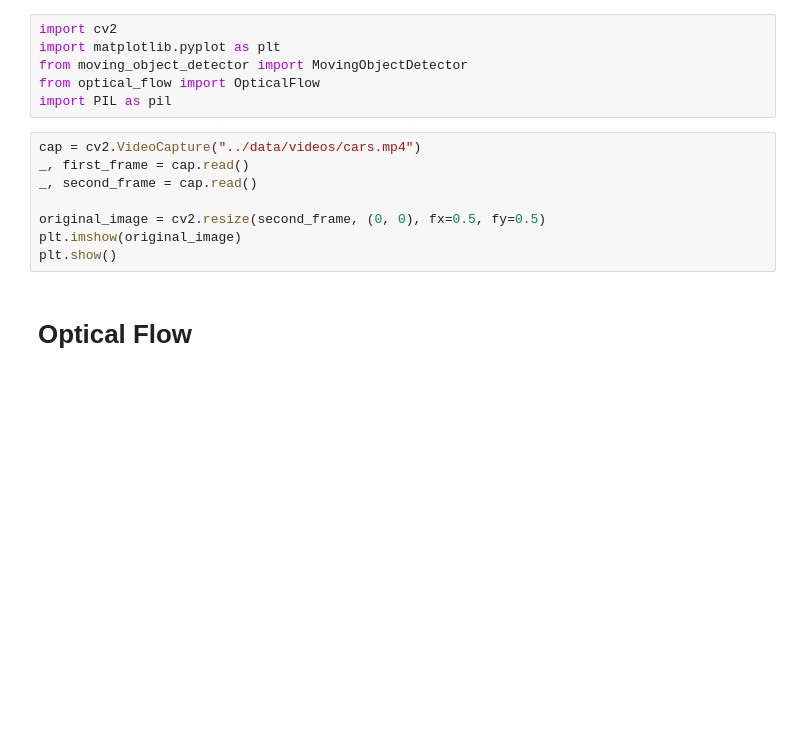
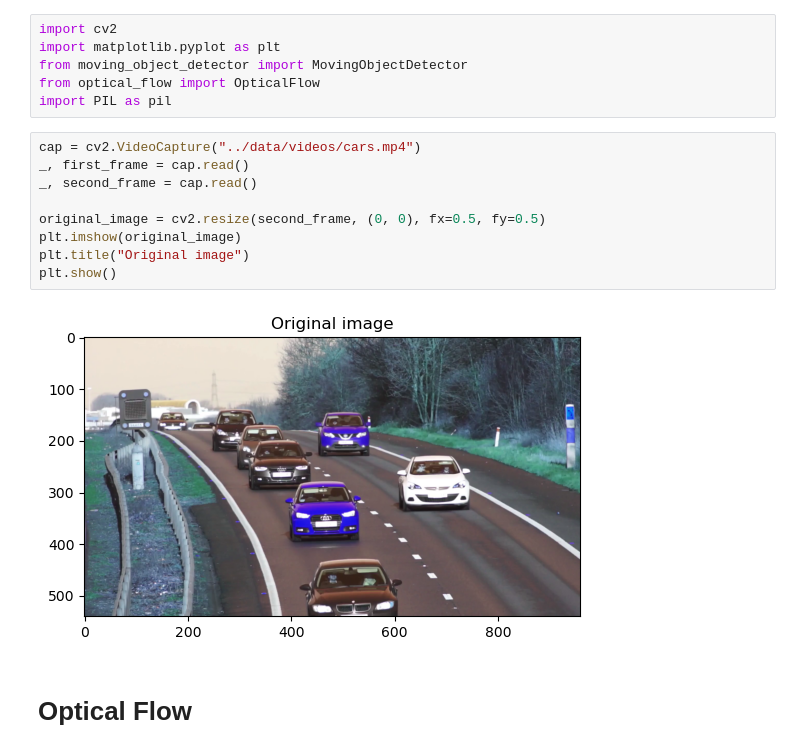
Before and after one commit to Jorgro/TDT4856-IR-Detection, a Jupyter notebook: moving_object_detection/moving_object_detection.ipynb, the cells around one changed output. Saved outputs shown, nothing was run; the diff lists cells and outputs as text; blank space fills up the shorter version.

```diff
--- a/moving_object_detection/moving_object_detection.ipynb
+++ b/moving_object_detection/moving_object_detection.ipynb
@@ -13,11 +13,14 @@ import PIL as pil
 # %%
 cap = cv2.VideoCapture("../data/videos/cars.mp4")
 _, first_frame = cap.read()
 _, second_frame = cap.read()
 
 original_image = cv2.resize(second_frame, (0, 0), fx=0.5, fy=0.5)
 plt.imshow(original_image)
+plt.title("Original image")
 plt.show()
+# %% [output]
+[figure, added]
 # %% [markdown]
 # Optical Flow
 # %%
```
Also changed, not shown: parts of 3 cells of this notebook, 3 other files.
